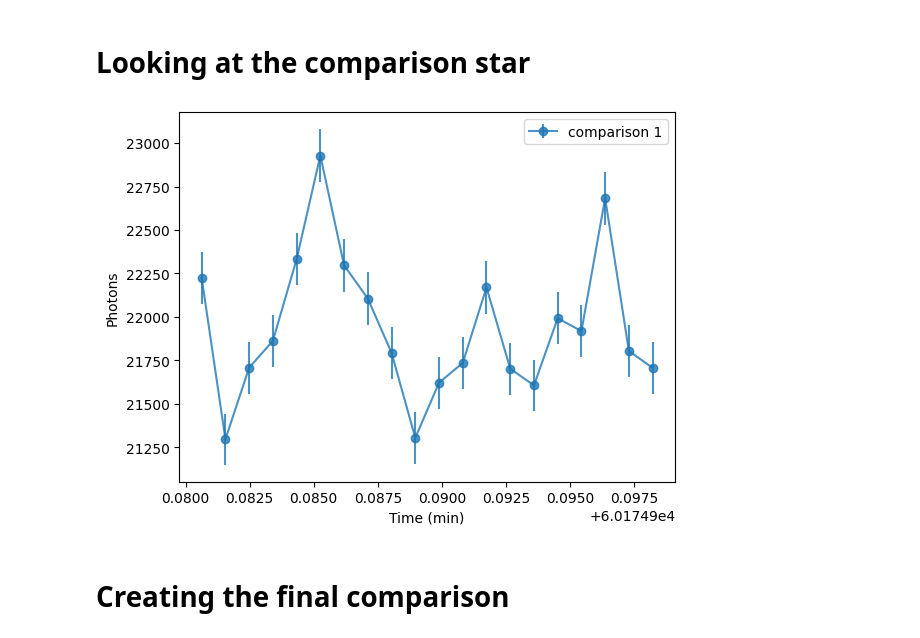
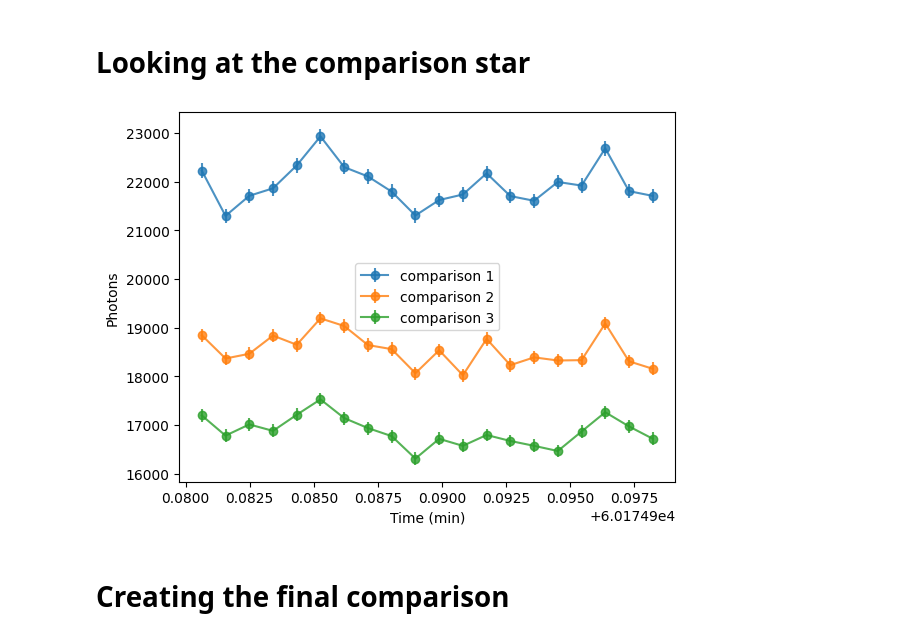
Before and after one commit to DBernardes/Tools-for-the-MOPTOP-pipeline-products, a Jupyter notebook: photometry_extraction.ipynb, the cells around one changed output. Drawn from its saved outputs; the diff is of its cells as text; code cells hidden in the pictures.

```diff
--- a/photometry_extraction.ipynb
+++ b/photometry_extraction.ipynb
@@ -1,31 +1,29 @@
 # %%
 import os
-import pandas as pd
-from photometry import Photometry
-from scripts.tools import sort_files
+from copy import copy
+
 import astropy.io.fits as fits
 import matplotlib.pyplot as plt
 import numpy as np
+import pandas as pd
+from matplotlib import colormaps as cm
+
 from photometry import Photometry
-from copy import copy
-from matplotlib import colormaps as cm
+from scripts.tools import sort_files
 
 star_name = "GRB 230818A"
 _set = "first"
 camera = 4
 src_path = os.path.join(
     "..",
-    "Pol charact MOPTOP",
-    "Scientific objects",
-    star_name,
-    f"{_set} set",
+    "Dados GRB",
     star_name,
 )
 
 
 def read_objects_csv(src_path, camera):
     src_path = os.path.join(src_path, "..", "setup")
-    csv_file = os.path.join(src_path, "objects coordinates copy.csv")
+    csv_file = os.path.join(src_path, "objects coordinates.csv")
     df = pd.read_csv(csv_file)
     objects = df.loc[:, ["name", f"ra_cam{camera}", f"dec_cam{camera}"]]
     objects = objects.drop(
@@ -196,30 +229,63 @@ plt.show()
 # %% [markdown]
 # Looking at the comparison star
 # %%
+import matplotlib.pyplot as plt
 import pandas as pd
-import matplotlib.pyplot as plt
 
 
 def combine_cameras_flux(idx):
-    df_cam3 = pd.read_csv(os.path.join(dest_files_path, f"comparison{idx}_cam3.csv"))
-    df_cam4 = pd.read_csv(os.path.join(dest_files_path, f"comparison{idx}_cam4.csv"))
+
+
+    df_cam3 = pd.read_csv(
+        os.path.join(src_path, "photometry", f"comparison{idx}_cam3.csv")
+    )
+
+
+    df_cam4 = pd.read_csv(
+        os.path.join(src_path, "photometry", f"comparison{idx}_cam4.csv")
+    )
+
+
     df_cam3 = df_cam3[:lim_dix]
+
+
     df_cam4 = df_cam4[:lim_dix]
+
+
     mjd = df_cam3["mjd"]
+
+
     comp = df_cam3["star_photons"] + df_cam4["star_photons"]
+
+
     comp_err = np.sqrt(df_cam3["star_error"] ** 2 + df_cam4["star_error"] ** 2)
+
+
     return mjd, comp, comp_err
 
 
-for idx in range(1):
+
+for idx in range(3):
+
+
     mjd, comp, comp_err = combine_cameras_flux(idx + 1)
+
+
     plt.errorbar(mjd, comp, comp_err, fmt="o-", alpha=0.8, label=f"comparison {idx+1}")
+
+
 plt.legend()
+
+
 plt.xlabel("Time (min)")
+
+
 plt.ylabel("Photons")
+
+
 plt.show()
 # %% [output]
-[figure, old version]
+[figure, new version]
 # %% [markdown]
 # Creating the final comparison
 # %%
```
Also changed, not shown: parts of 8 cells of this notebook, 7 other files.
